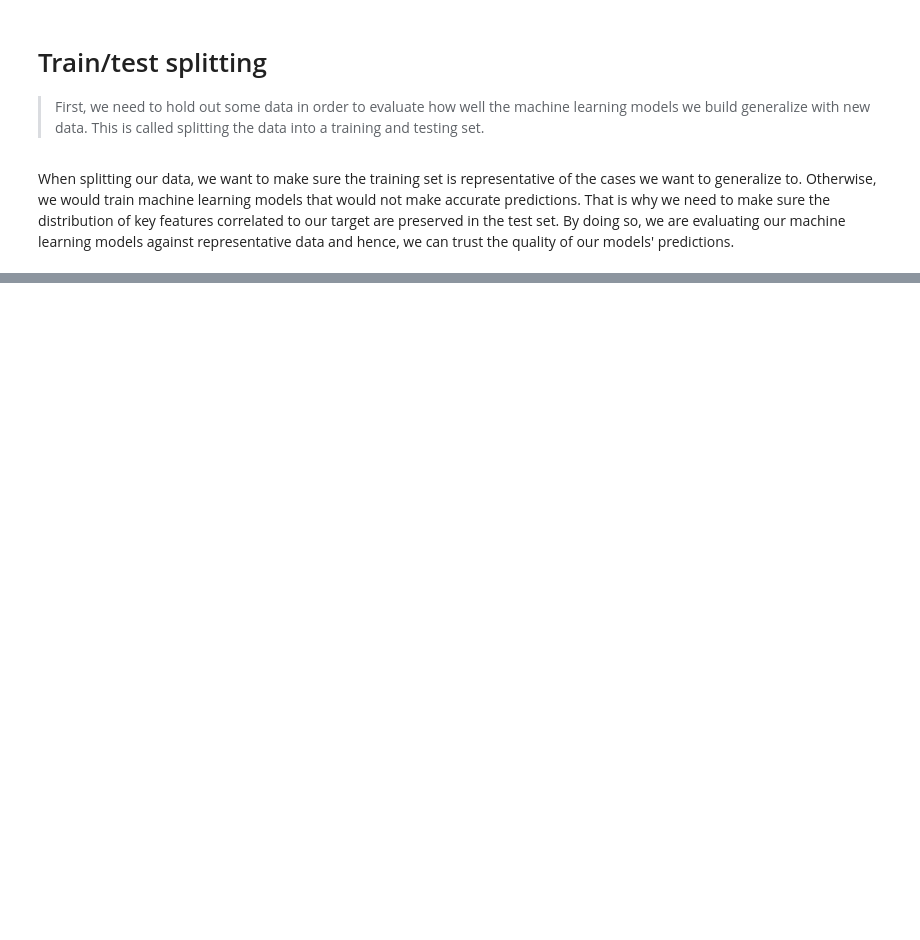
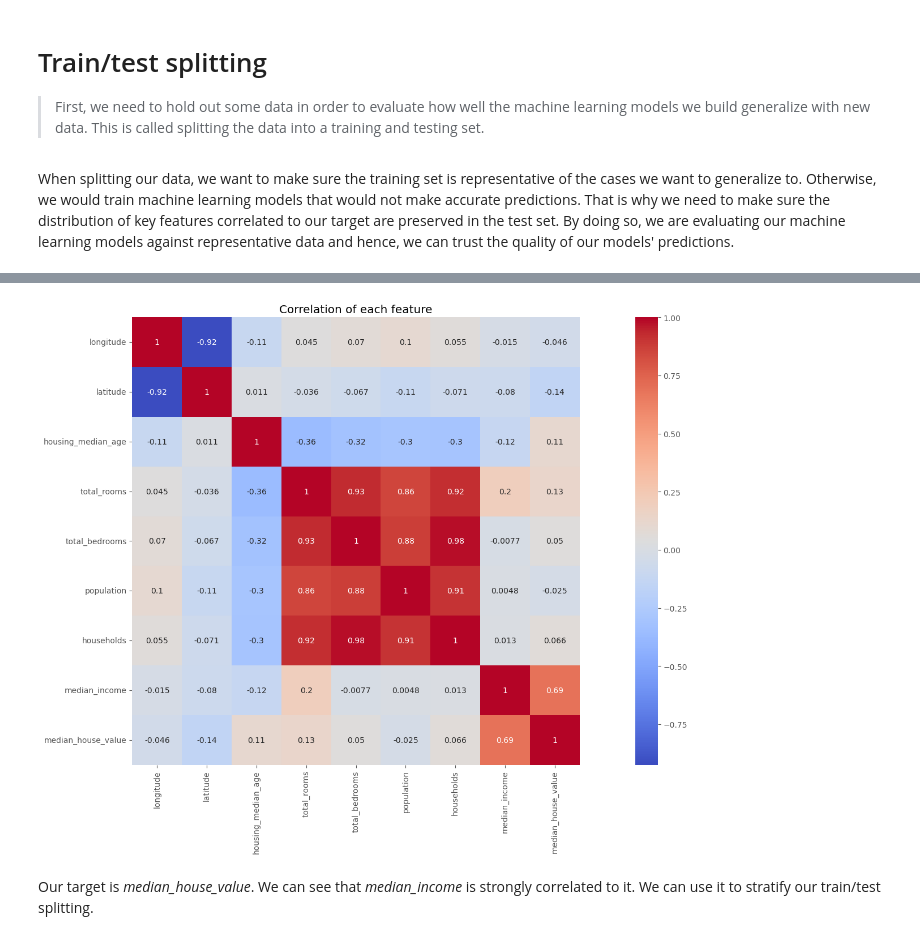
Before and after one commit to BriceChivu/housing-ageron-nbdev, a Jupyter notebook: nbs/00_train_test_split.ipynb, the cells around one changed output, grey strips where cells are left out. Cells and saved outputs as stored; diff of their text form; code cells hidden in the pictures; blank space fills up the shorter version.

Commit message:
added plot_correlation function

```diff
--- a/nbs/00_train_test_split.ipynb
+++ b/nbs/00_train_test_split.ipynb
@@ -45,3 +55,23 @@ df_housing_raw.head()
+# %%
+# | export
+def plot_correlation(
+    df: pd.DataFrame,  # dataframe for which to plot the correlation matrix
+):
+    '''
+    Plot a correlation matrix
+    '''
+    fig, ax = plt.subplots(figsize=(20, 10))
+    corr = df.corr()
+    ax = sns.heatmap(corr, square=True, ax=ax, annot=True, cmap="coolwarm")
+    ax.set_title("Correlation of each feature")
+    plt.tight_layout()
+    plt.show()
+# %%
+plot_correlation(df_housing_raw)
+# %% [output]
+[figure, added]
+# %% [markdown]
+Our target is _median_house_value_. We can see that _median_income_ is strongly correlated to it. We can use it to stratify our train/test splitting.
 # %%
 # | hide
 import nbdev
```
Also changed, not shown: parts of 6 cells of this notebook, 2 other files.
